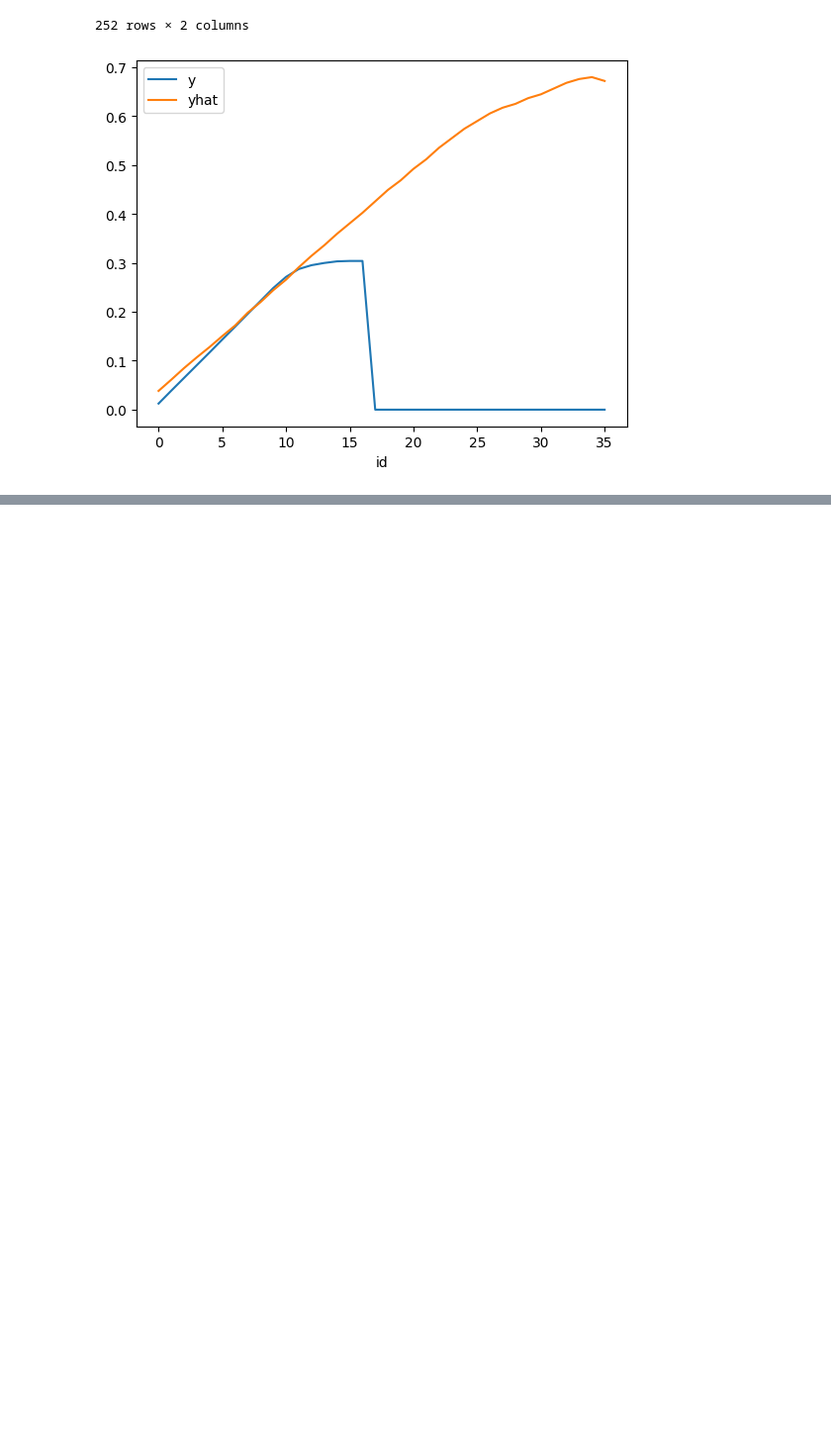
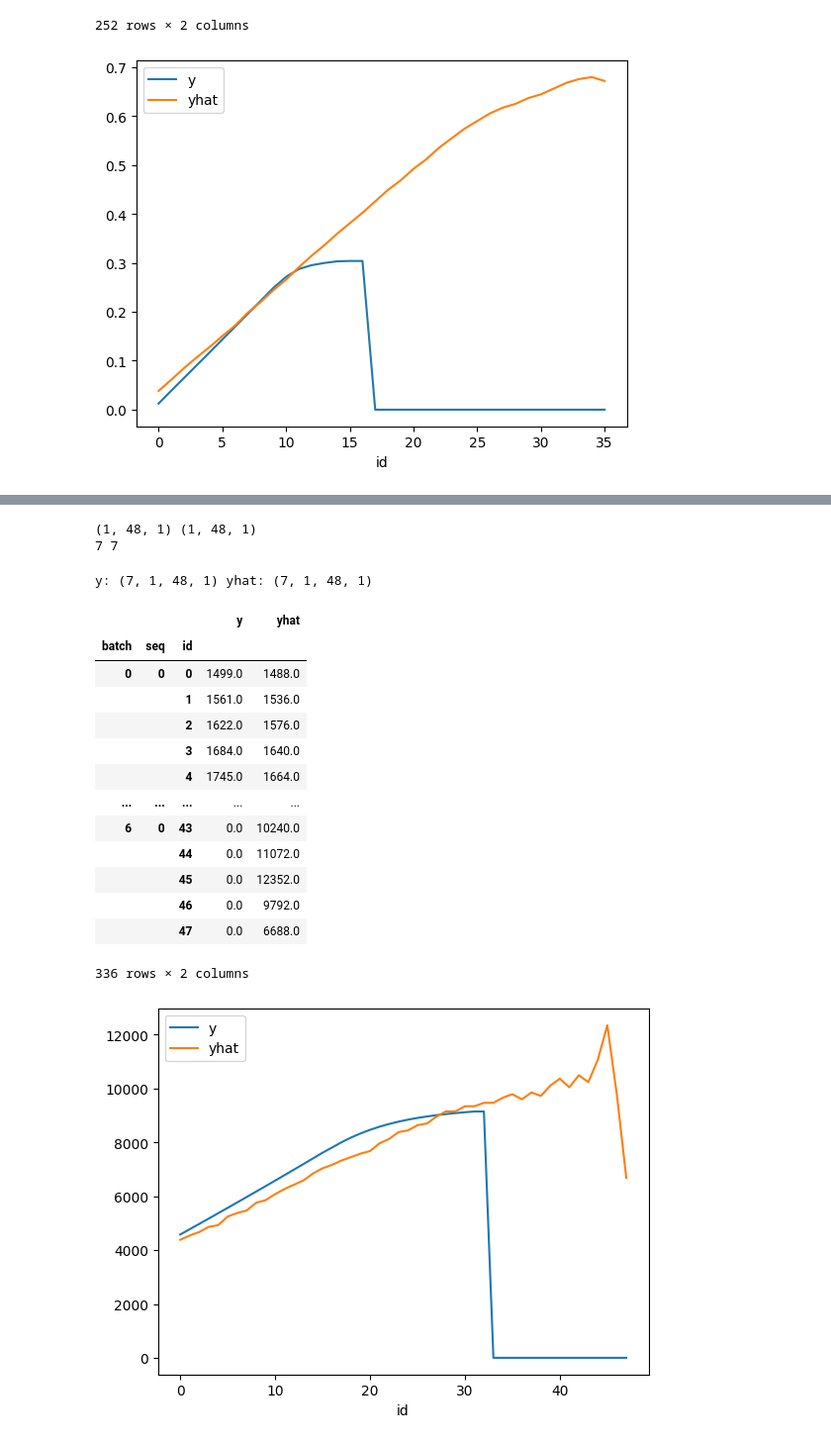
Before and after one commit to Ralphson/BatteryGPT, a Jupyter notebook: Time-LLM-main/ana_model_pred.ipynb, the cells around one changed output, grey strips where cells are left out. Shown: that part at 99% size. Drawn from its saved outputs; the diff is of its cells as text; code cells hidden in the pictures; blank space fills up the shorter version.

```diff
--- a/Time-LLM-main/ana_model_pred.ipynb
+++ b/Time-LLM-main/ana_model_pred.ipynb
@@ -8,7 +8,7 @@ import matplotlib.pyplot as plt
 from accelerate import Accelerator
 from torch import nn
 
-from models import BatteryGPT, TimeLLM, BatteryGPT_mask
+from models import BatteryGPT, TimeLLM, BatteryGPT_mask, Autoformer, DLinear
 from data_provider.data_factory import data_provider
 
 
@@ -27,7 +27,10 @@ parser.add_argument('--seed', type=int, default=42, help='random seed')
 parser.add_argument('--root_path', type=str, default='./dataset/my', help='root path of the data file')
 parser.add_argument('--data_path', type=str, default='trimmed_LX3_ss0_se100_cr05_C_V_T_vs_CE.csv', help='data file')
 parser.add_argument('--drop_bid', type=int, default=0)
-parser.add_argument('--cutting_rate', type=float, default=1.2)
+parser.add_argument('--scale_data', type=int, default=1,  help='do dataset scaleing?')
+parser.add_argument('--cal_mask', type=int, default=1,  help='cal y mask?')
+parser.add_argument('--cutting_rate', type=float, default=0.2)
+
 parser.add_argument('--features', type=str, default='M',
                     help='forecasting task, options:[M, S, MS]; '
                             'M:multivariate predict multivariate, S: univariate predict univariate, '
@@ -378,0 +502,32 @@ y: (7, 1, 36, 1) yhat: (7, 1, 36, 1)
+# %%
+# 验证模型
+batch_x, batch_y, batch_x_mark, batch_y_mark = next(loader)
+pred, true = test_one_cycle(model, batch_x, batch_y, batch_x_mark, batch_y_mark)
+print(pred.shape, true.shape)
+
+yhat.append(pred)
+y.append(true)
+print(len(yhat), len(y))
+# %% [output]
+(1, 48, 1) (1, 48, 1)
+7 7
+# %%
+df = concat_yyhat(y, yhat, show_index=(6,0))
+display(df)
+# %% [output]
+y: (7, 1, 48, 1) yhat: (7, 1, 48, 1)
+|  |  |  | y | yhat |
+| batch | seq | id |  |  |
+| 0 | 0 | 0 | 1499.0 | 1488.0 |
+|  |  | 1 | 1561.0 | 1536.0 |
+|  |  | 2 | 1622.0 | 1576.0 |
+|  |  | 3 | 1684.0 | 1640.0 |
+|  |  | 4 | 1745.0 | 1664.0 |
+| ... | ... | ... | ... | ... |
+| 6 | 0 | 43 | 0.0 | 10240.0 |
+|  |  | 44 | 0.0 | 11072.0 |
+|  |  | 45 | 0.0 | 12352.0 |
+|  |  | 46 | 0.0 | 9792.0 |
+|  |  | 47 | 0.0 | 6688.0 |
+336 rows × 2 columns
+[figure, added]
```
Also changed, not shown: parts of 3 cells of this notebook, 2 other files.
